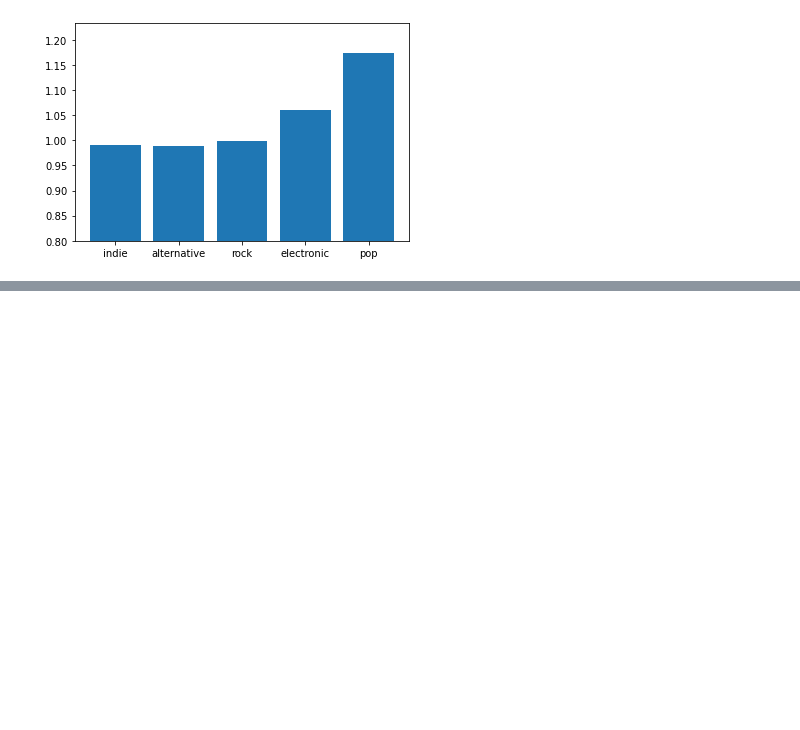
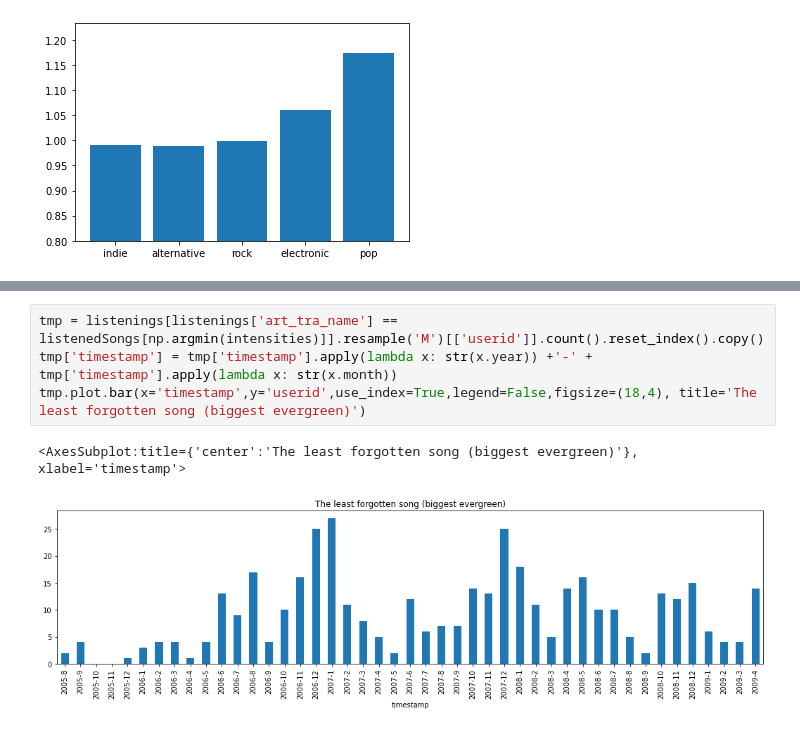
Before and after one commit to maref1/interdisciplinary_project_last_fm, a Jupyter notebook: forgetting_analysis.ipynb, the cells around one changed output, grey strips where cells are left out. Saved outputs shown, nothing was run; the diff lists cells and outputs as text; blank space fills up the shorter version.

```diff
--- a/forgetting_analysis.ipynb
+++ b/forgetting_analysis.ipynb
@@ -290,0 +367,7 @@ listeningsWithTags[listeningsWithTags['tag']=='rock'].groupby(['art_tra_name','r
+# %%
+tmp = listenings[listenings['art_tra_name'] == listenedSongs[np.argmin(intensities)]].resample('M')[['userid']].count().reset_index().copy()
+tmp['timestamp'] = tmp['timestamp'].apply(lambda x: str(x.year)) +'-' + tmp['timestamp'].apply(lambda x: str(x.month))
+tmp.plot.bar(x='timestamp',y='userid',use_index=True,legend=False,figsize=(18,4), title='The least forgotten song (biggest evergreen)')
+# %% [output]
+<AxesSubplot:title={'center':'The least forgotten song (biggest evergreen)'}, xlabel='timestamp'>
+[figure, added]
```
Also changed, not shown: parts of 15 cells of this notebook.
